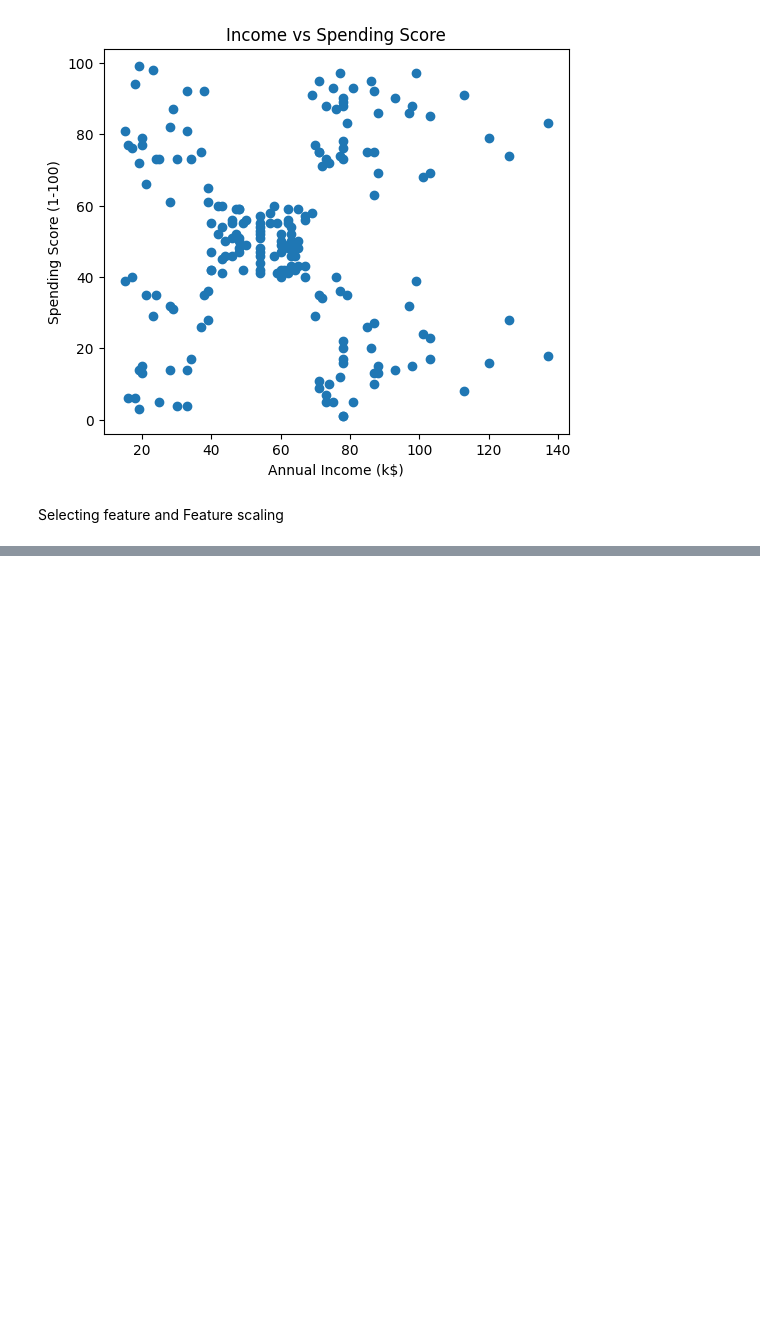
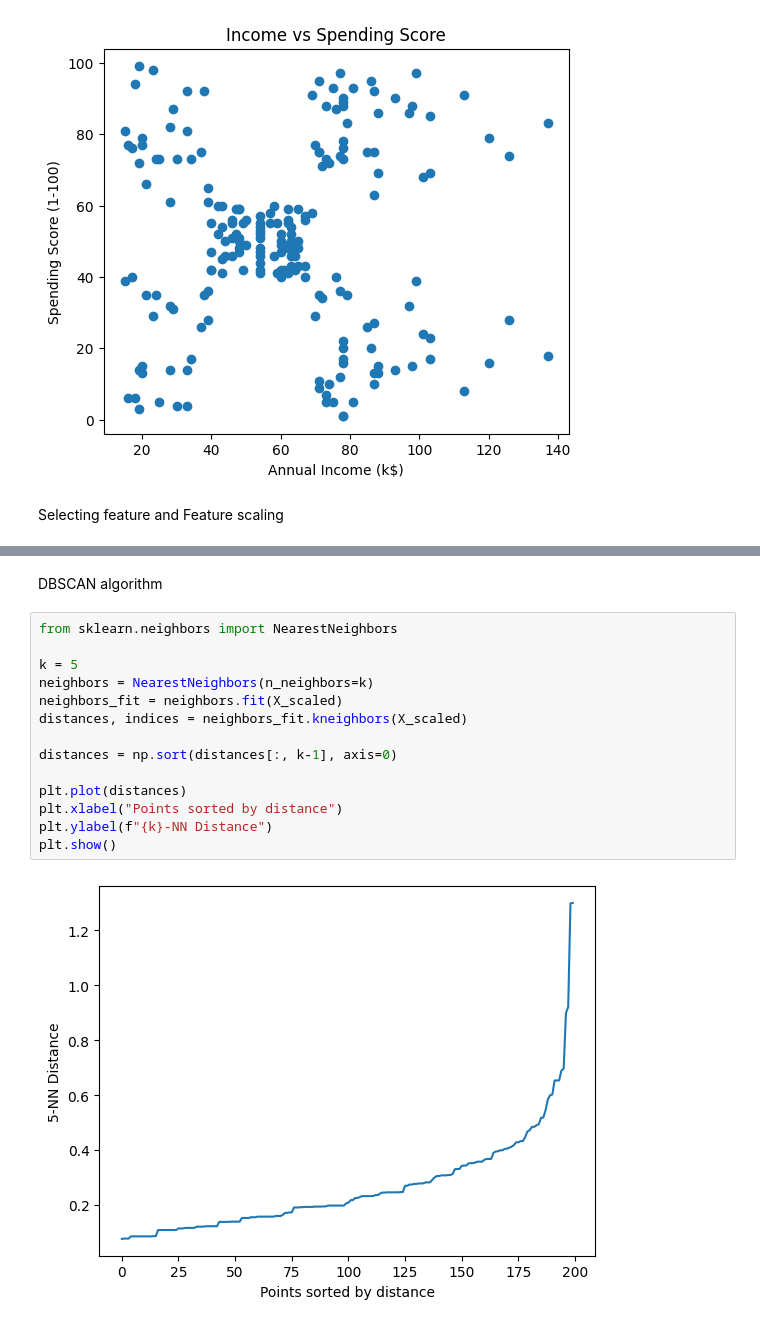
Before and after one commit to purushotttam34/Customer_segmentation, a Jupyter notebook: customer_segmentation.ipynb, the cells around one changed output, grey strips where cells are left out. Saved outputs shown, nothing was run; the diff lists cells and outputs as text; blank space fills up the shorter version.

Commit message:
final commit improvising the eps parameter for dbscan

```diff
--- a/customer_segmentation.ipynb
+++ b/customer_segmentation.ipynb
@@ -136,0 +206,18 @@ Silhouette Score comparison
+# %% [markdown]
+DBSCAN algorithm
+# %%
+from sklearn.neighbors import NearestNeighbors
+
+k = 5
+neighbors = NearestNeighbors(n_neighbors=k)
+neighbors_fit = neighbors.fit(X_scaled)
+distances, indices = neighbors_fit.kneighbors(X_scaled)
+
+distances = np.sort(distances[:, k-1], axis=0)
+
+plt.plot(distances)
+plt.xlabel("Points sorted by distance")
+plt.ylabel(f"{k}-NN Distance")
+plt.show()
+# %% [output]
+[figure, added]
```
Also changed, not shown: parts of 14 cells of this notebook, 2 other files.
